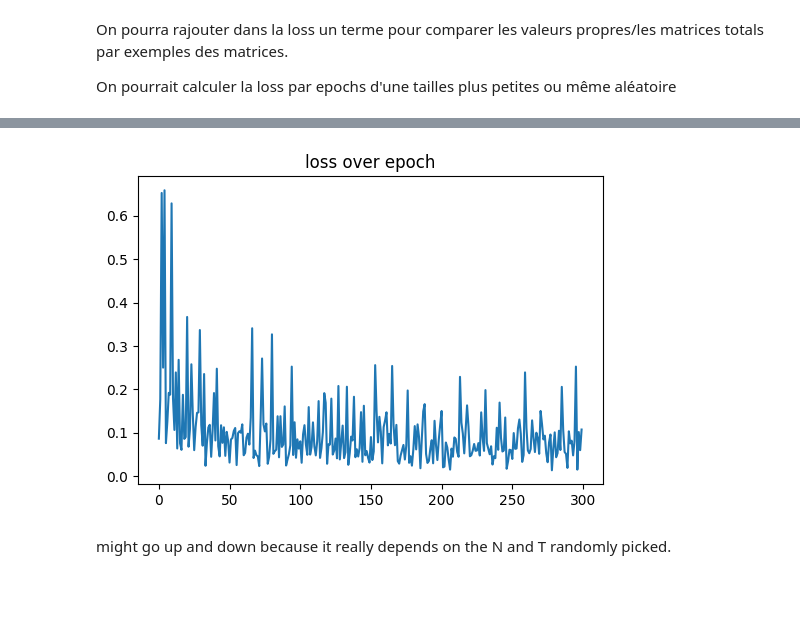
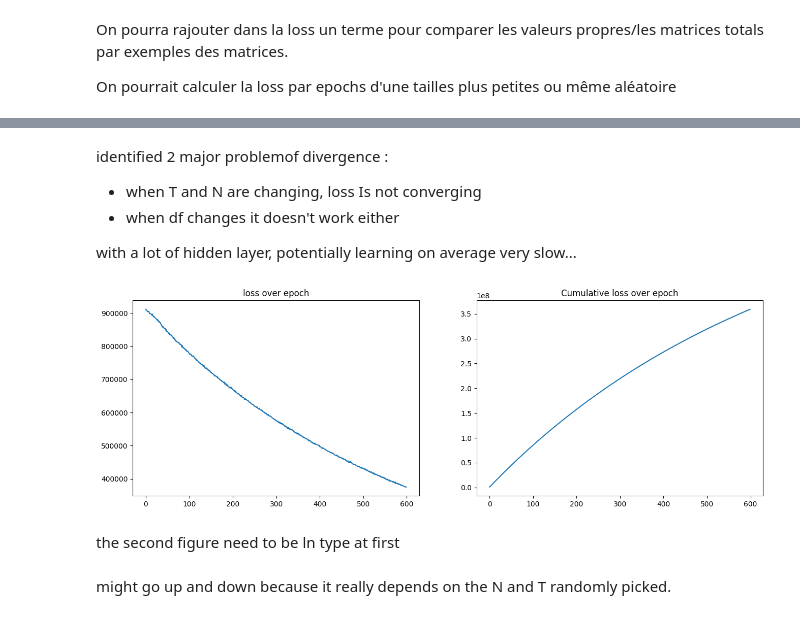
Before and after one commit to Armanddevacc/covariance-cleaning-nn, a Jupyter notebook: NN.ipynb, the cells around one changed output, grey strips where cells are left out. Cells and saved outputs as stored; diff of their text form; code cells hidden in the pictures; blank space fills up the shorter version.

```diff
--- a/NN.ipynb
+++ b/NN.ipynb
@@ -20,7 +20,8 @@ $$\tilde{\Sigma}_{NN} = \hat{Q} \tilde{\Lambda}_{NN} \hat{Q}^T$$
 # %% [markdown]
 ## NN
 # %%
-model = BiGRUSpectralDenoiser(hidden_size=125) # hidden_size to be tunned
+model = BiGRUSpectralDenoiser(hidden_size=64) # hidden_size to be tunned
+# lr, weight_decay, batch_size, epochs, hidden_size to be tunned
 # %% [markdown]
 ### Training loop
 # %% [markdown]
@@ -32,5 +30,0 @@ losses = []
-# %%
-N_min=80
-N_max=300
-T_min=80
-T_max=200
@@ -39,10 +31,10 @@ optimizer = get_optimizer(model, lr=1e-4, weight_decay=1e-6)
 # %%
 class Trainer:
-    def __init__(self, model, optimizer, loss_function, data_generator, batch_size=32,
-        epochs=250, N_min=50, N_max=300, T_min=50, T_max=300, log_interval=10
+    def __init__(self, model, loss_function, data_generator, lr, weight_decay, batch_size,
+        epochs, N_min, N_max, T_min, T_max, log_interval, accumulate_steps
     ):
         self.model = model
-        self.optimizer = optimizer
+        self.optimizer = get_optimizer(model, lr=lr, weight_decay=weight_decay)
         self.loss_function = loss_function
         self.data_generator = data_generator
         self.batch_size = batch_size
@@ -52,6 +44,7 @@ class Trainer:
         self.T_min = T_min
         self.T_max = T_max
         self.log_interval = log_interval
+        self.accumulate_steps = accumulate_steps
 
         self.loss_history = []
 
@@ -69,7 +62,7 @@ class Trainer:
         N_vec = torch.full((lam_emp.shape[0], lam_emp.shape[1], 1), lam_emp.shape[1])
 
         # Build input sequence to the GRU
-        input_seq = torch.cat([lam_emp, T_vec, N_vec, Tmin, Tmax], dim=-1)
+        input_seq = torch.cat([lam_emp, N_vec/T_vec, Tmin, Tmax], dim=-1)
 
         return input_seq, Q_emp, Sigma_true, T
 
@@ -86,17 +79,18 @@ class Trainer:
             self.model.train()
             self.optimizer.zero_grad()
 
-            batch = next(generator)
-            input_seq, Q_emp, Sigma_true, T = self._prepare_batch(batch)
+            for _ in range(self.accumulate_steps):  # accumulate gradients over multiple batches
+                batch = next(generator)
+                input_seq, Q_emp, Sigma_true, T = self._prepare_batch(batch)
 
-            # forward
-            lam_pred = self.model(input_seq)
+                # forward
+                lam_pred = self.model(input_seq)
 
-            # loss
-            loss = self.loss_function(lam_pred, Q_emp, Sigma_true, T)
-            loss.backward()
+                # loss
+                loss = self.loss_function(lam_pred, Q_emp, Sigma_true, T)
+                (loss/ self.accumulate_steps).backward()
+
             self.optimizer.step()
-
 
             self.loss_history.append(loss.item())
 
@@ -108,8 +102,8 @@ class Trainer:
         return self.loss_history
 # %%
 trainer = Trainer(
-    model=model, optimizer=optimizer, loss_function=loss_function, data_generator=data_generator,
-    batch_size=32, epochs=300, N_min=N_min, N_max=N_max, T_min=T_min, T_max=T_max, log_interval=10
+    model=model, loss_function=loss_function, data_generator=data_generator, lr = 5e-3, weight_decay=1e-6,
+    batch_size=32, epochs=600, N_min=150, N_max=150, T_min=200, T_max=200, log_interval=10, accumulate_steps=1
 )
 
 losses = trainer.train()
@@ -134,14 +129,26 @@ Training complete.
+# %% [markdown]
+identified 2 major problemof divergence :
+- when T and N are changing, loss Is not converging
+- when df changes it doesn't work either
+
+with a lot of hidden layer, potentially learning on average very slow...
 # %%
 # save the model
 # torch.save(model.state_dict(), "models/spectral_denoiser_model32-bis.pth")
 # %%
-plt.figure(figsize=(6,4))
+plt.figure(figsize=(16,5))
+plt.subplot(1,2,1)
 plt.plot(losses)
 plt.title("loss over epoch")
+plt.subplot(1,2,2)
+plt.plot(np.cumsum(losses))
+plt.title("Cumulative loss over epoch")
 plt.savefig("images/training_loss.png")
 plt.show()
 # %% [output]
-[figure, old version]
+[figure, new version]
+# %% [markdown]
+the second figure need to be ln type at first
 # %% [markdown]
 might go up and down because it really depends on the N and T randomly picked.
 # %% [markdown]
```
Also changed, not shown: parts of 10 cells of this notebook, 3 other files.
